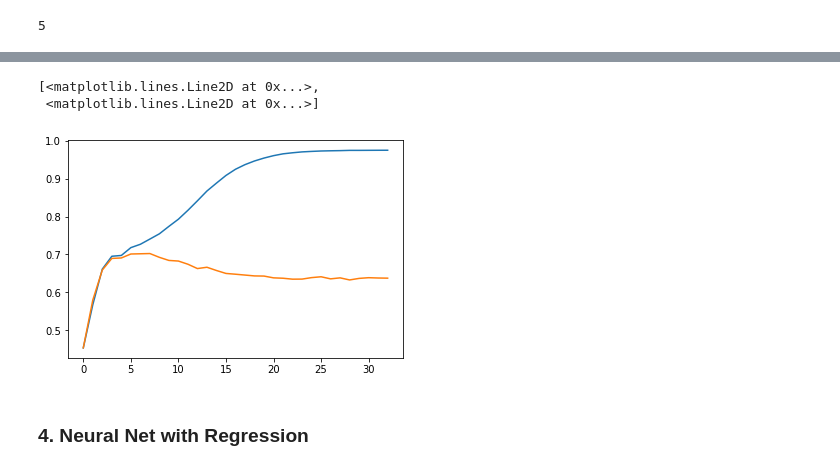
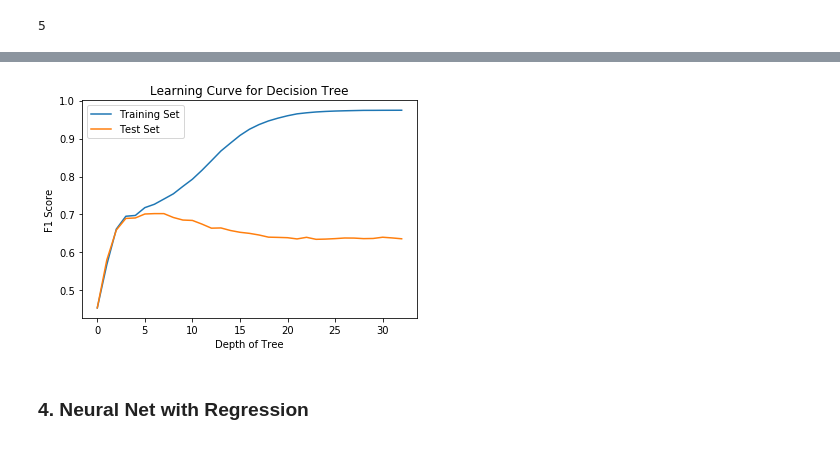
Before and after one commit to jenniferwcheng/video-game-revenue-prediction, a Jupyter notebook: model.ipynb, the cells around one changed output, grey strips where cells are left out. Drawn from its saved outputs; the diff is of its cells as text; code cells hidden in the pictures.

```diff
--- a/model.ipynb
+++ b/model.ipynb
@@ -299,7 +327,7 @@ scaler = StandardScaler()
 scaler.fit(X_train)
 X_train = scaler.transform(X_train)
 X_val = scaler.transform(X_val)
-mlp = MLPClassifier(hidden_layer_sizes=(100, 100, 100, 100),max_iter=800)
+mlp = MLPClassifier(hidden_layer_sizes=(100, 100, 100),max_iter=800)
 mlp.fit(X_train,y_train)
 # %% [output]
 MLPClassifier(activation='relu', alpha=0.0001, batch_size='auto', beta_1=0.9,
@@ -311,6 +339,6 @@ MLPClassifier(activation='relu', alpha=0.0001, batch_size='auto', beta_1=0.9,
               validation_fraction=0.1, verbose=False, warm_start=False)
 # %%
 # training set prediction
-y_pred = mlp.predict(X_train)
+y_pred_train = mlp.predict(X_train)
 metrics.confusion_matrix(y_train, y_pred, labels=[0, 1, 2, 3])
 # %% [output]
@@ -382,6 +414,6 @@ clf.get_depth()
 5
 # %%
 # training set prediction
-y_pred = clf.predict(X_train)
+y_pred_train = clf.predict(X_train)
 metrics.confusion_matrix(y_train, y_pred, labels=[0, 1, 2, 3])
 # %% [output]
@@ -402,5 +434,5 @@ roc_auc_score(y_train_b, y_pred_train_b)
 # %%
 # val set prediction
-y_pred = clf.predict(X_val)
-metrics.confusion_matrix(y_val, y_pred, labels=[0, 1, 2, 3])
+y_pred_val = clf.predict(X_val)
+metrics.confusion_matrix(y_val, y_pred_val, labels=[0, 1, 2, 3])
 # %% [output]
@@ -421,26 +453,30 @@ roc_auc_score(y_val_b, y_pred_val_b)
 # %%
 # Learning Curve
 depth_array = list(range(33))
 f1_array_train = np.zeros(33)
 f1_array_val = np.zeros(33)
 
 for i in depth_array:
   clf = tree.DecisionTreeClassifier(max_depth=i+1)
   clf = clf.fit(X_train, y_train)
 
   # training set
   y_pred = clf.predict(X_train)
   f1_array_train[i] = metrics.f1_score(y_train, y_pred, average='micro')
 
   # val set
   y_val_pred = clf.predict(X_val)
   f1_array_val[i] = metrics.f1_score(y_val, y_val_pred, average='micro')
 
-plt.plot(depth_array, f1_array_train, depth_array, f1_array_val)
+plt.plot(depth_array, f1_array_train, label='Training Set')
+plt.plot(depth_array, f1_array_val, label='Test Set')
+plt.xlabel('Depth of Tree')
+plt.ylabel('F1 Score')
+plt.title('Learning Curve for Decision Tree')
+plt.legend()
+plt.show()
 # %% [output]
-[<matplotlib.lines.Line2D at 0x...>,
- <matplotlib.lines.Line2D at 0x...>]
-[figure, old version]
+[figure, new version]
 # %% [markdown]
 ### 4. Neural Net with Regression
 # %%
```
Also changed, not shown: parts of 21 cells of this notebook.
